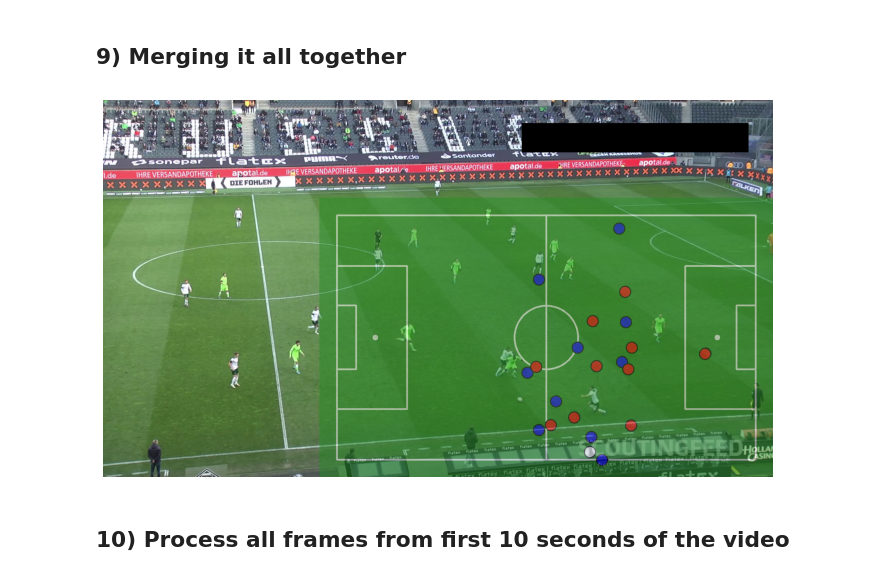
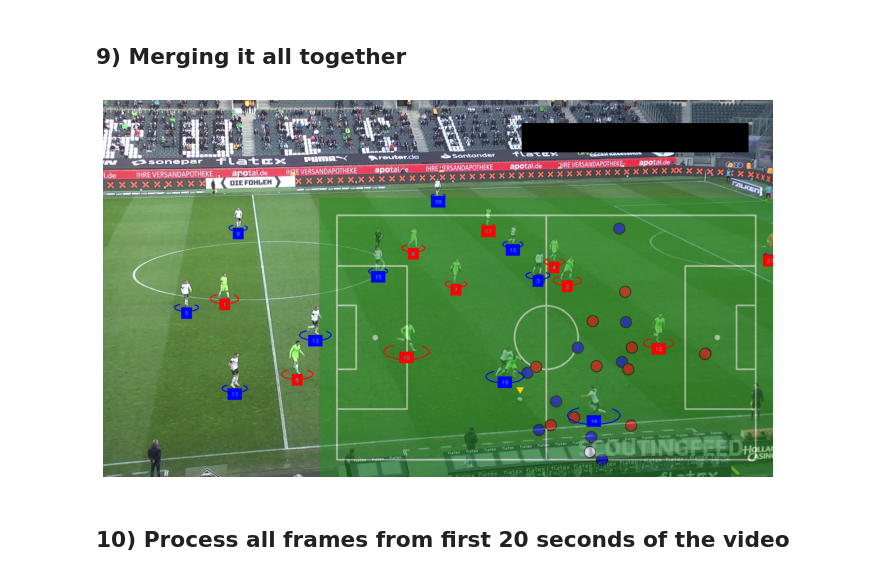
Before and after one commit to bcicvaric/computerVisionFootballv2, a Jupyter notebook: computer_vision_football.ipynb, the cells around one changed output. Saved outputs shown, nothing was run; the diff lists cells and outputs as text; code cells hidden in the pictures.

Commit message:
edit main script and output video

```diff
--- a/computer_vision_football.ipynb
+++ b/computer_vision_football.ipynb
@@ -96,7 +142,7 @@ def extract_crops(INPUT_VIDEO_PATH):
         result = PLAYER_DETECTION_MODEL.infer(frame, confidence=0.3)[0]
         detections = sv.Detections.from_inference(result)
         detections = detections.with_nms(threshold=0.5,class_agnostic=True)
-        player_detections = detections[detections.class_id==PLAYER_CLASS_ID]
+        player_detections = detections[detections.class_id==PLAYER_ID]
         crops += [sv.crop_image(frame, xyxy) for xyxy in detections.xyxy]
 
     return crops
@@ -271,6 +317,7 @@ sv.plot_image(annotated_frame)
 # %% [markdown]
 ## 9) Merging it all together
 # %%
+tracker = sv.ByteTrack()
 tracker.reset()
 
 min_key_points_conf = 0.5
@@ -296,7 +343,7 @@ frame = next(frame_generator)
 player_detection_inference = PLAYER_DETECTION_MODEL.infer(frame, confidence=0.3)[0]
 detections = sv.Detections.from_inference(player_detection_inference)
 
-ball_detections = detections[detections.class_id==BALL_CLASS_ID]
+ball_detections = detections[detections.class_id==BALL_ID]
 ball_detections.xyxy = sv.pad_boxes(xyxy=ball_detections.xyxy, px=10)
 
 player_detections = detections[detections.class_id==PLAYER_ID]
@@ -329,9 +376,6 @@ frame_people_xy = team_detections.get_anchors_coordinates(sv.Position.BOTTOM_CEN
 pitch_people_xy = view_transformer.transform_points(frame_people_xy)
 
 annotated_frame = frame.copy()
-annotated_frame = ellipse_annotator.annotate(annotated_frame, team_detections)
-annotated_frame = triangle_annotator.annotate(annotated_frame, ball_detections)
-annotated_frame = label_annotator.annotate(annotated_frame, team_detections, labels)
 
 # Add pitch as overlay
 pitch = draw_pitch(CONFIG)
@@ -342,36 +386,40 @@ pitch = draw_points_on_pitch(
     edge_color=sv.Color.BLACK,
     radius=16,
     pitch=pitch)
 pitch = draw_points_on_pitch(
     config=CONFIG,
     xy=pitch_people_xy[team_detections.class_id==0],
     face_color=sv.Color.BLUE,
     edge_color=sv.Color.BLACK,
     radius=16,
     pitch=pitch)
 pitch = draw_points_on_pitch(
     config=CONFIG,
     xy=pitch_people_xy[team_detections.class_id==1],
     face_color=sv.Color.RED,
     edge_color=sv.Color.BLACK,
     radius=16,
     pitch=pitch)
 
 overlay_x = [annotated_frame.shape[0] - pitch.shape[0],annotated_frame.shape[0]]
 overlay_y = [annotated_frame.shape[1] - pitch.shape[1],annotated_frame.shape[1]]
 
 overlay = frame.copy()
 overlay[overlay_x[0]:overlay_x[1],overlay_y[0]:overlay_y[1],:] = pitch
 
 alpha = 0.5
 cv2.addWeighted(overlay, alpha, frame, 1 - alpha, 0, annotated_frame)
 
+annotated_frame = ellipse_annotator.annotate(annotated_frame, team_detections)
+annotated_frame = triangle_annotator.annotate(annotated_frame, ball_detections)
+annotated_frame = label_annotator.annotate(annotated_frame, team_detections, labels)
+
 # Plot final image
 sv.plot_image(annotated_frame)
 # %% [output]
-[figure, old version]
+[figure, new version]
 # %% [markdown]
-## 10) Process all frames from first 10 seconds of the video
+## 10) Process all frames from first 20 seconds of the video
 # %%
 video_info = sv.VideoInfo.from_video_path(INPUT_VIDEO_PATH)
 video_sink = sv.VideoSink(OUTPUT_VIDEO_PATH, video_info=video_info)
```
Also changed, not shown: parts of 5 cells of this notebook, 1 other file.
